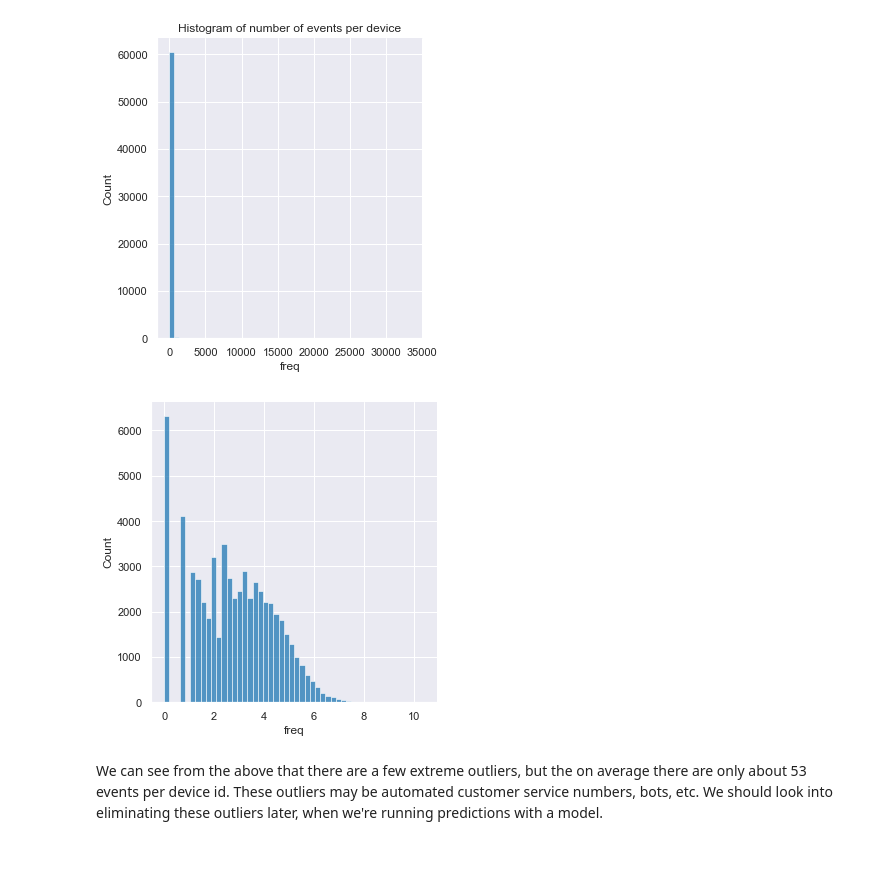
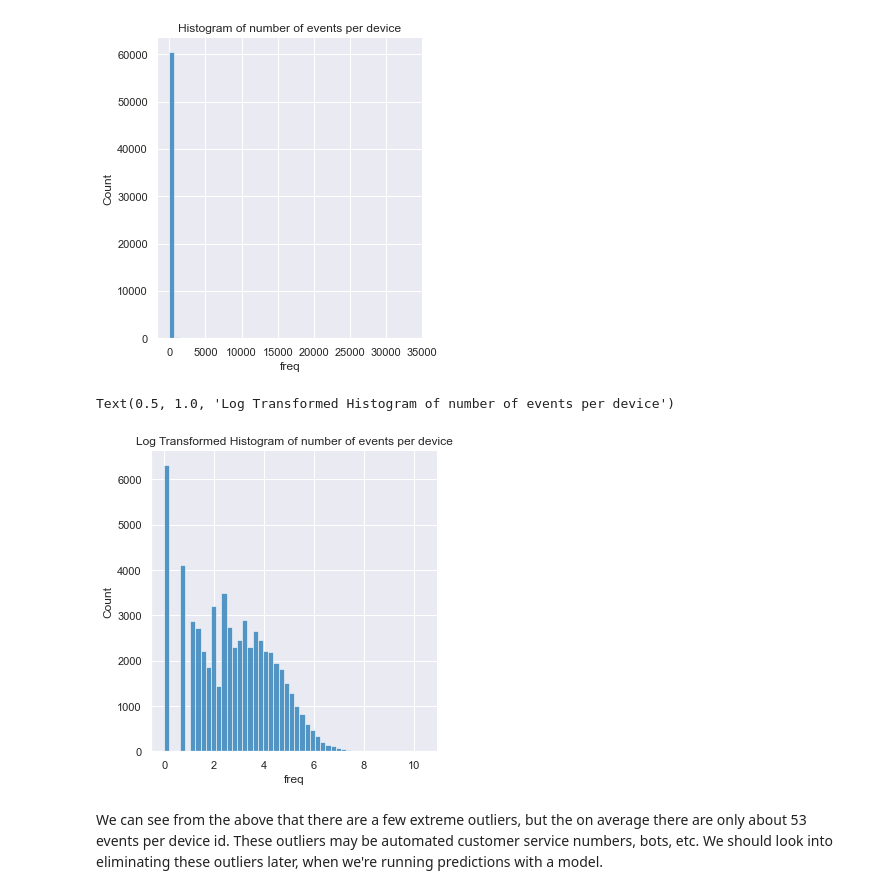
Before and after one commit to thaaaarun/dsc265finalproject, a Jupyter notebook: eda.ipynb, the cells around one changed output. Drawn from its saved outputs; the diff is of its cells as text; code cells hidden in the pictures; blank space fills up the shorter version.

```diff
--- a/eda.ipynb
+++ b/eda.ipynb
@@ -106,8 +110,10 @@ Name: freq, dtype: float64
 # %%
 # Since the distribution above is highly skewed, lets plot the log transformatino of the frequency to see more clearly.
 ax = sns.displot(np.log(events_per_device['freq']), bins=50)
+plt.title('Log Transformed Histogram of number of events per device')
 # %% [output]
+Text(0.5, 1.0, 'Log Transformed Histogram of number of events per device')
-[figure, old version]
+[figure, new version]
 # %% [markdown]
 We can see from the above that there are a few extreme outliers, but the on average there are only about 53 events per device id.
 These outliers may be automated customer service numbers, bots, etc. We should look into eliminating these outliers later, when we're running predictions with a model.
```
Also changed, not shown: parts of 8 cells of this notebook, 4 other files.
